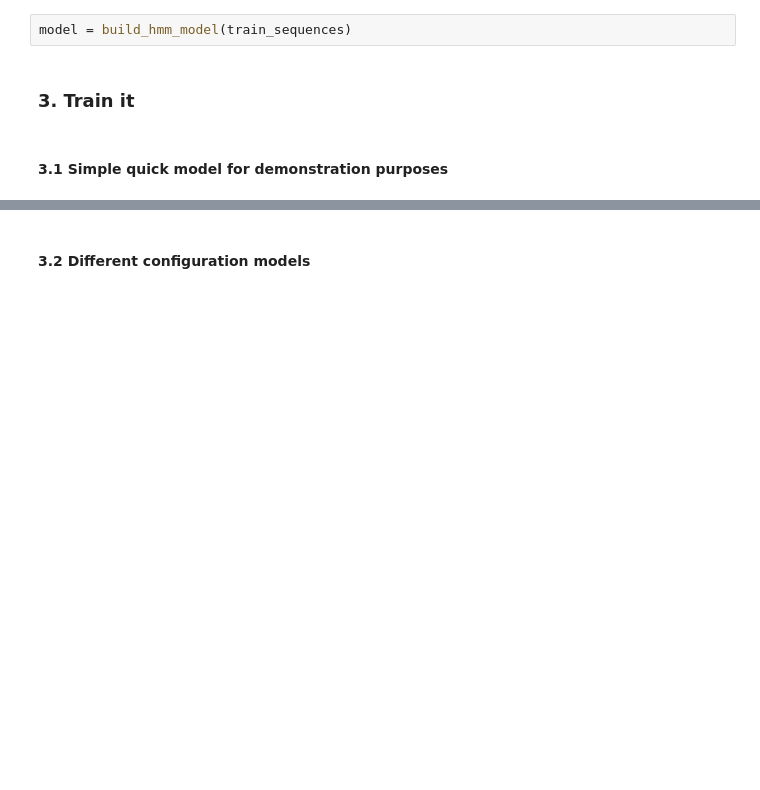
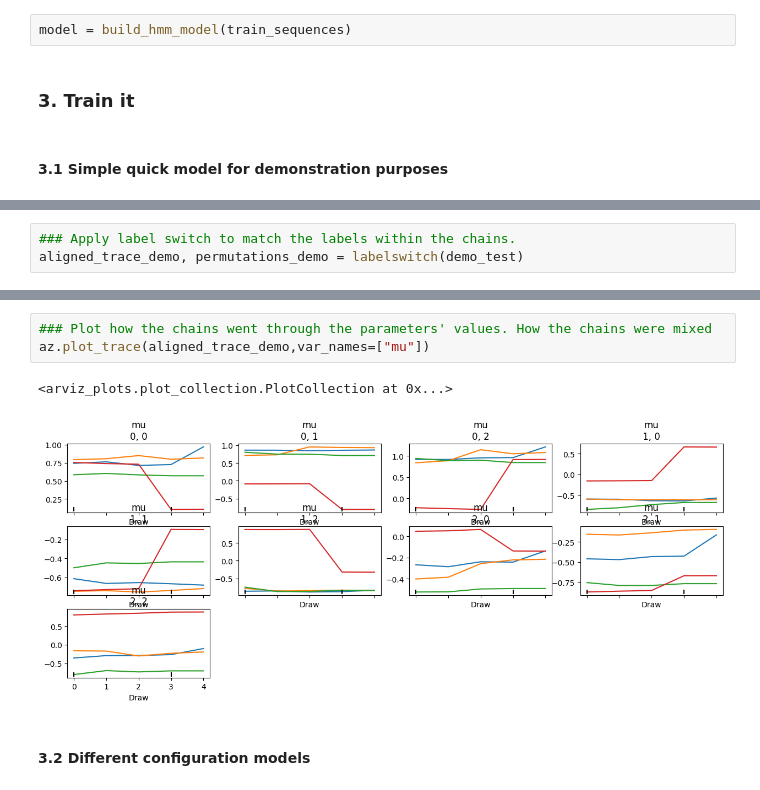
Before and after one commit to juananmonte/aml-working-paper, a Jupyter notebook: notebooks/model_interactive.ipynb, the cells around one changed output, grey strips where cells are left out. Drawn from its saved outputs; the diff is of its cells as text; blank space fills up the shorter version.

```diff
--- a/notebooks/model_interactive.ipynb
+++ b/notebooks/model_interactive.ipynb
@@ -73,0 +98,3 @@ sigma[2, 2]        0.046    0.022
+# %%
+### Apply label switch to match the labels within the chains.
+aligned_trace_demo, permutations_demo = labelswitch(demo_test)
@@ -74,3 +125,9 @@ sigma[2, 2]        0.046    0.022
+# %%
+### Plot how the chains went through the parameters' values. How the chains were mixed
+az.plot_trace(aligned_trace_demo,var_names=["mu"])
+# %% [output]
+<arviz_plots.plot_collection.PlotCollection at 0x...>
+[figure, added]
 # %% [markdown]
 #### 3.2 Different configuration models
 # %%
```
Also changed, not shown: parts of 19 cells of this notebook, 17 other files.
